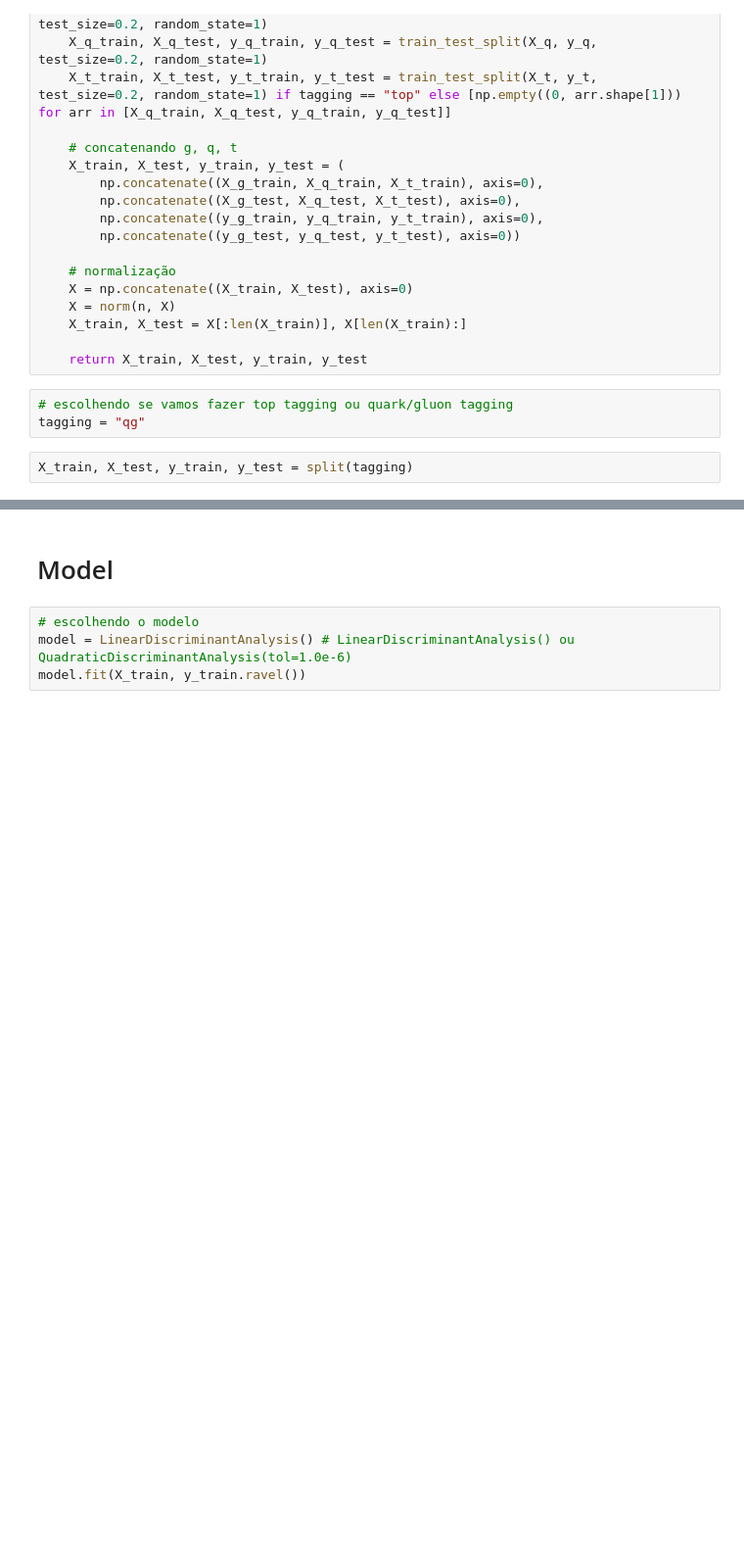
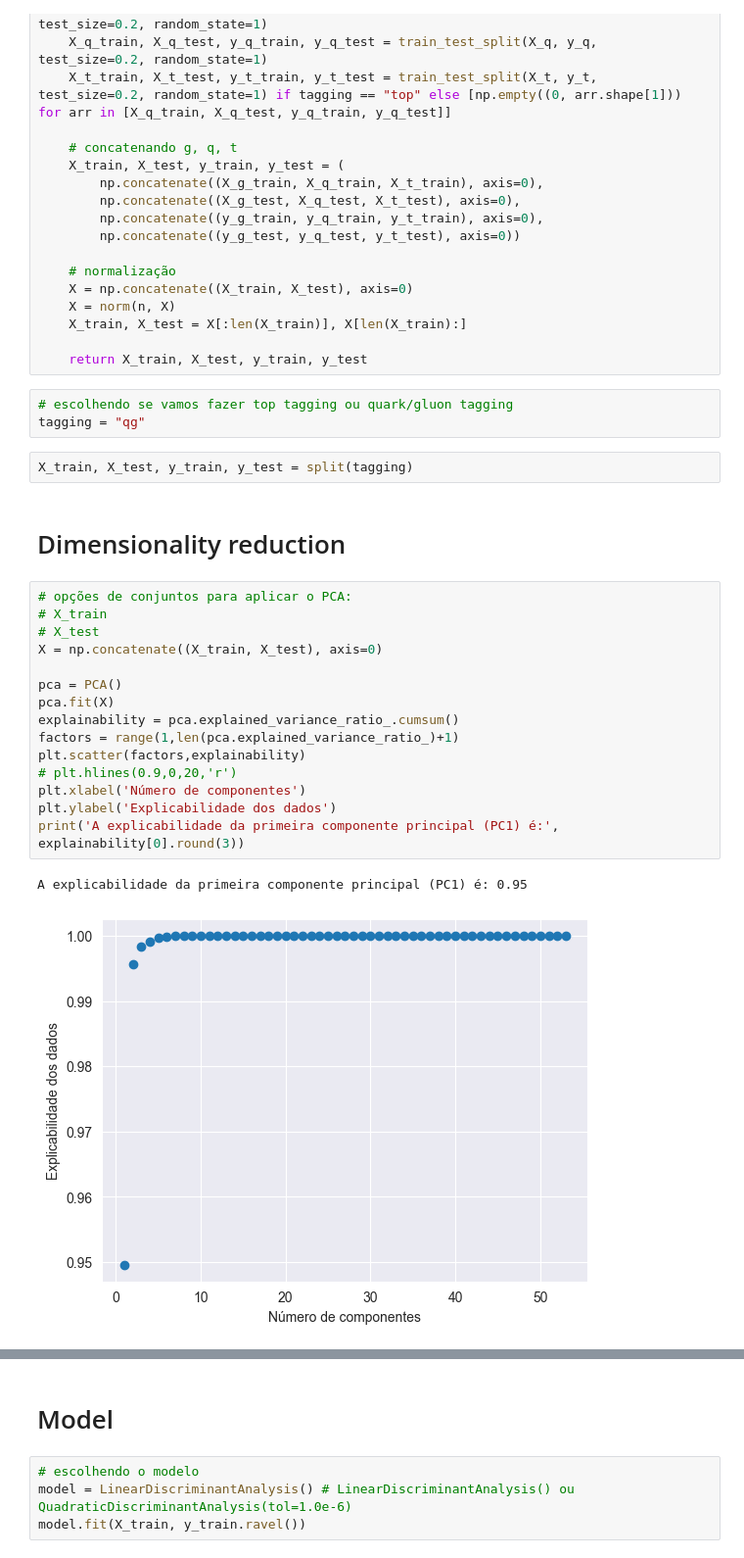
Before and after one commit to mathmartines/JetTagging, a Jupyter notebook: ML/EFPs/testing_algorithms/Bruno-EFPs-discriminant_analysis.ipynb, the cells around one changed output, grey strips where cells are left out. Shown at 98% size. Drawn from its saved outputs; the diff is of its cells as text; blank space fills up the shorter version.

```diff
--- a/ML/EFPs/testing_algorithms/Bruno-EFPs-discriminant_analysis.ipynb
+++ b/ML/EFPs/testing_algorithms/Bruno-EFPs-discriminant_analysis.ipynb
@@ -100,3 +101,23 @@ def split(tagging):
 tagging = "qg"
 # %%
 X_train, X_test, y_train, y_test = split(tagging)
+# %% [markdown]
+# Dimensionality reduction
+# %%
+# opções de conjuntos para aplicar o PCA:
+# X_train
+# X_test
+X = np.concatenate((X_train, X_test), axis=0)
+
+pca = PCA()
+pca.fit(X)
+explainability = pca.explained_variance_ratio_.cumsum()
+factors = range(1,len(pca.explained_variance_ratio_)+1)
+plt.scatter(factors,explainability)
+# plt.hlines(0.9,0,20,'r')
+plt.xlabel('Número de componentes')
+plt.ylabel('Explicabilidade dos dados')
+print('A explicabilidade da primeira componente principal (PC1) é:', explainability[0].round(3))
+# %% [output]
+A explicabilidade da primeira componente principal (PC1) é: 0.95
+[figure, added]
```
Also changed, not shown: parts of 6 cells of this notebook.
